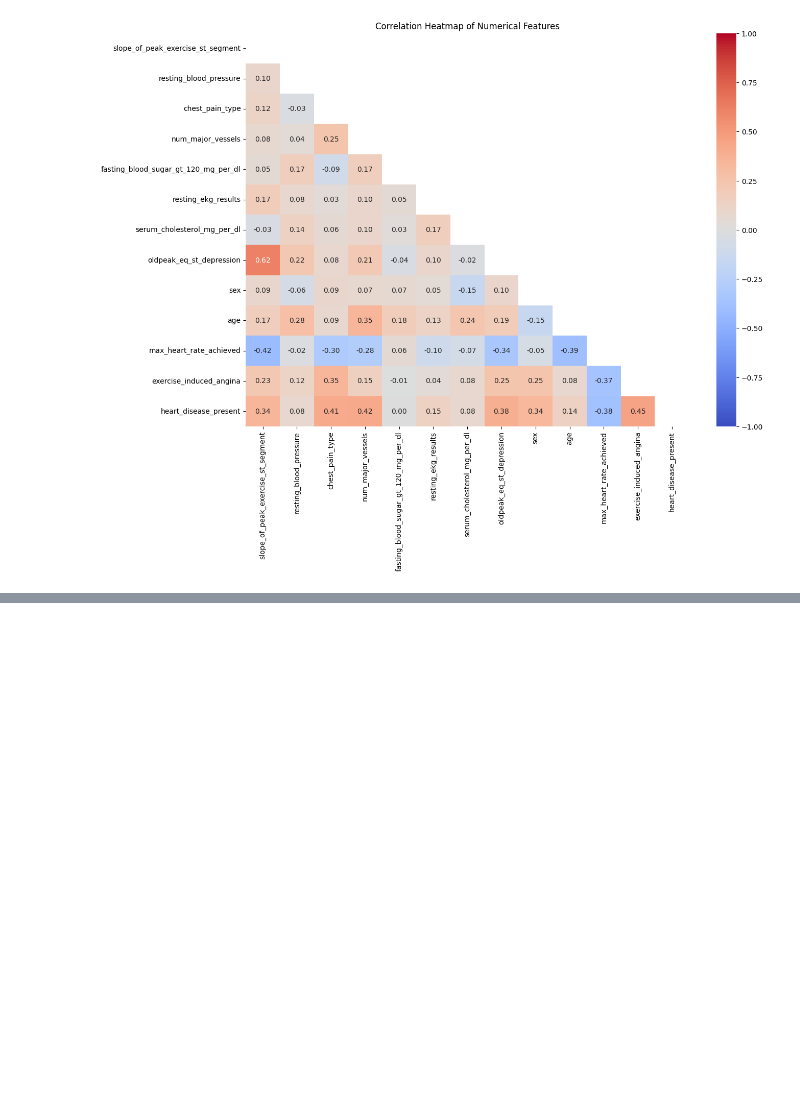
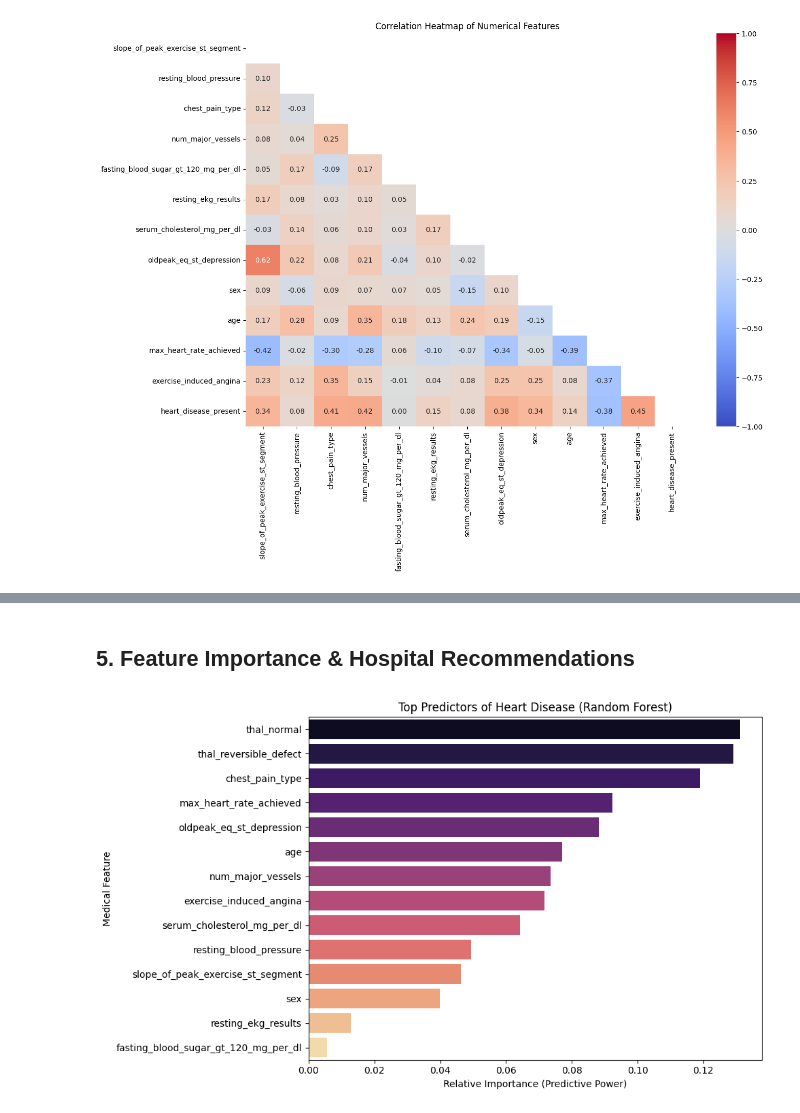
Before and after one commit to omer-f4r00q/Heart-Disease-Prediction-Project, a Jupyter notebook: notebooks/heart_disease_eda_modeling.ipynb, the cells around one changed output, grey strips where cells are left out. Cells and saved outputs as stored; diff of their text form; code cells hidden in the pictures; blank space fills up the shorter version.

```diff
--- a/notebooks/heart_disease_eda_modeling.ipynb
+++ b/notebooks/heart_disease_eda_modeling.ipynb
@@ -196,0 +494,26 @@ plt.show()
+# %% [markdown]
+## 5. Feature Importance & Hospital Recommendations
+# %%
+# 1. Extract the feature importances from our winning Tuned Random Forest model
+importances = best_rf_model.feature_importances_
+
+# 2. Create a Pandas DataFrame to map the math back to the medical names
+importance_df = pd.DataFrame({
+    'Feature': X.columns,
+    'Importance': importances
+})
+
+# 3. Sort the DataFrame from most important to least important
+importance_df = importance_df.sort_values(by='Importance', ascending=False)
+
+# 4. Visualize the results
+plt.figure(figsize=(10, 6))
+# We use hue and legend=False to prevent the FutureWarning we learned about!
+sns.barplot(data=importance_df, x='Importance', y='Feature', hue='Feature', palette='magma', legend=False)
+plt.title('Top Predictors of Heart Disease (Random Forest)')
+plt.xlabel('Relative Importance (Predictive Power)')
+plt.ylabel('Medical Feature')
+plt.tight_layout()
+plt.show()
+# %% [output]
+[figure, added]
```
Also changed, not shown: parts of 30 cells of this notebook, 1 other file.
